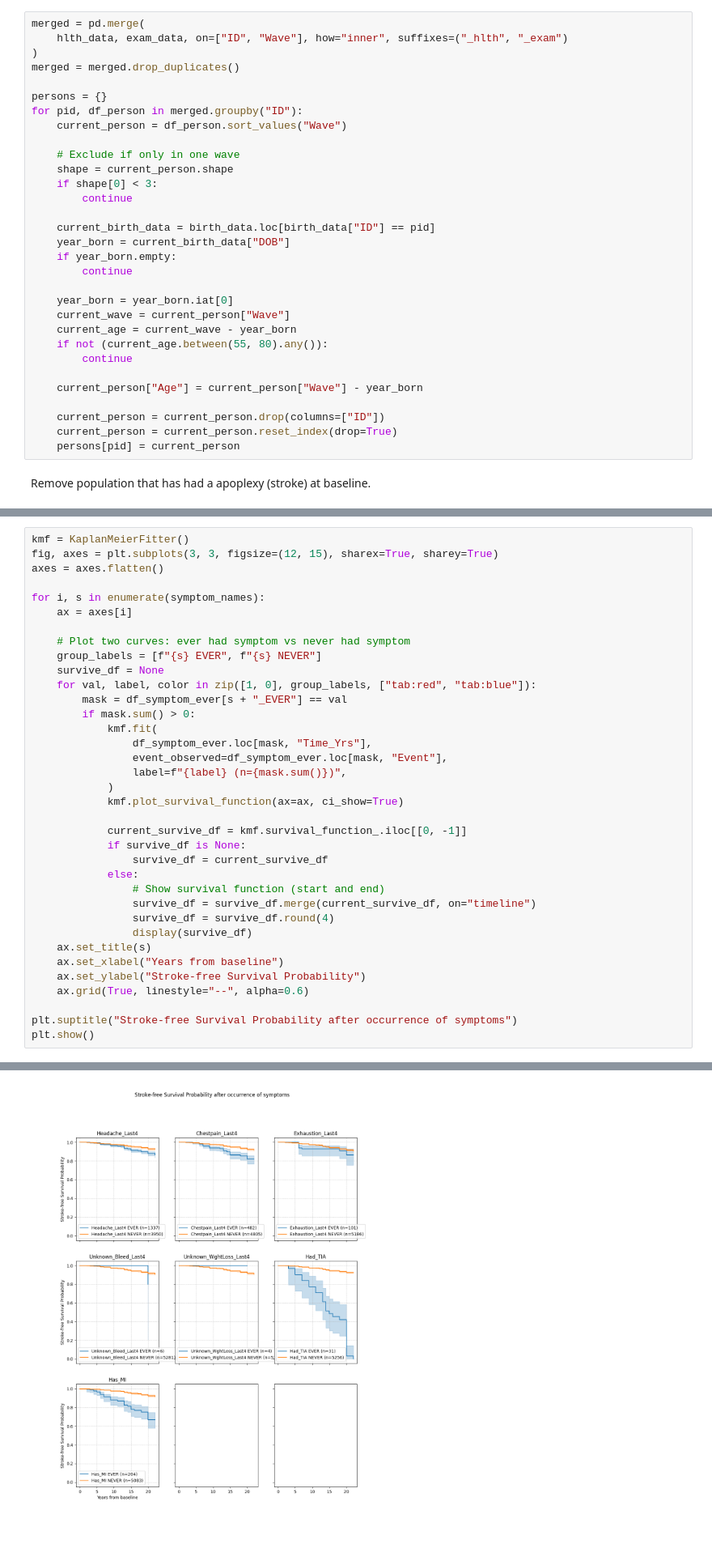
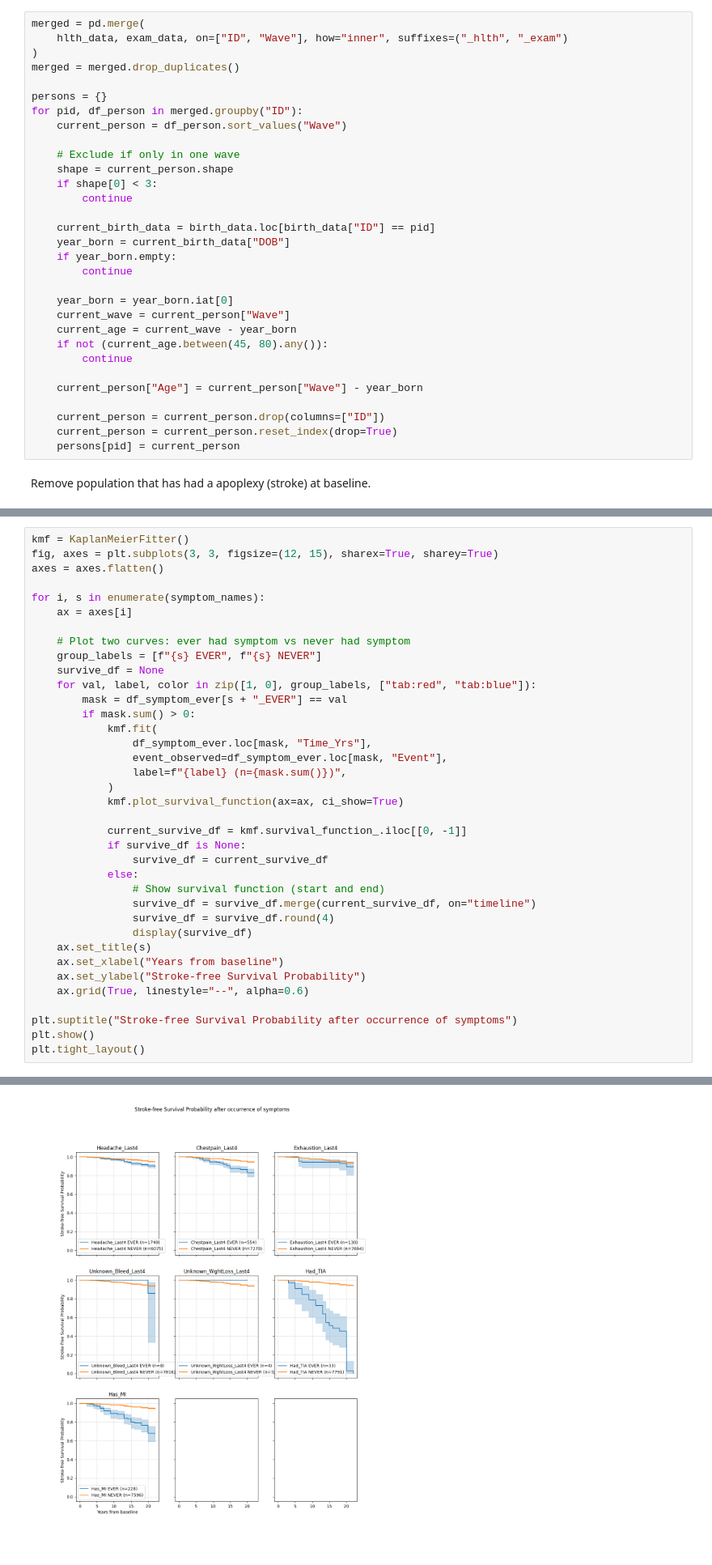
Before and after one commit to ZCG-coder/HKU_Budding_1, a Jupyter notebook: data/Explore.ipynb, the cells around one changed output, grey strips where cells are left out. Shown at 81% size. Cells and saved outputs as stored; diff of their text form.

```diff
--- a/data/Explore.ipynb
+++ b/data/Explore.ipynb
@@ -313,7 +336,7 @@ for pid, df_person in merged.groupby("ID"):
     year_born = year_born.iat[0]
     current_wave = current_person["Wave"]
     current_age = current_wave - year_born
-    if not (current_age.between(55, 80).any()):
+    if not (current_age.between(45, 80).any()):
         continue
 
     current_person["Age"] = current_person["Wave"] - year_born
@@ -1118,4 +1141,5 @@ for i, s in enumerate(symptom_names):
 
 plt.suptitle("Stroke-free Survival Probability after occurrence of symptoms")
 plt.show()
+plt.tight_layout()
 # %% [output]
@@ -1148,4 +1173,4 @@ plt.show()
-[figure, old version]
+[figure, new version]
 # %% [markdown]
 From the results,
 
```
Also changed, not shown: parts of 19 cells of this notebook, 1 other file.
